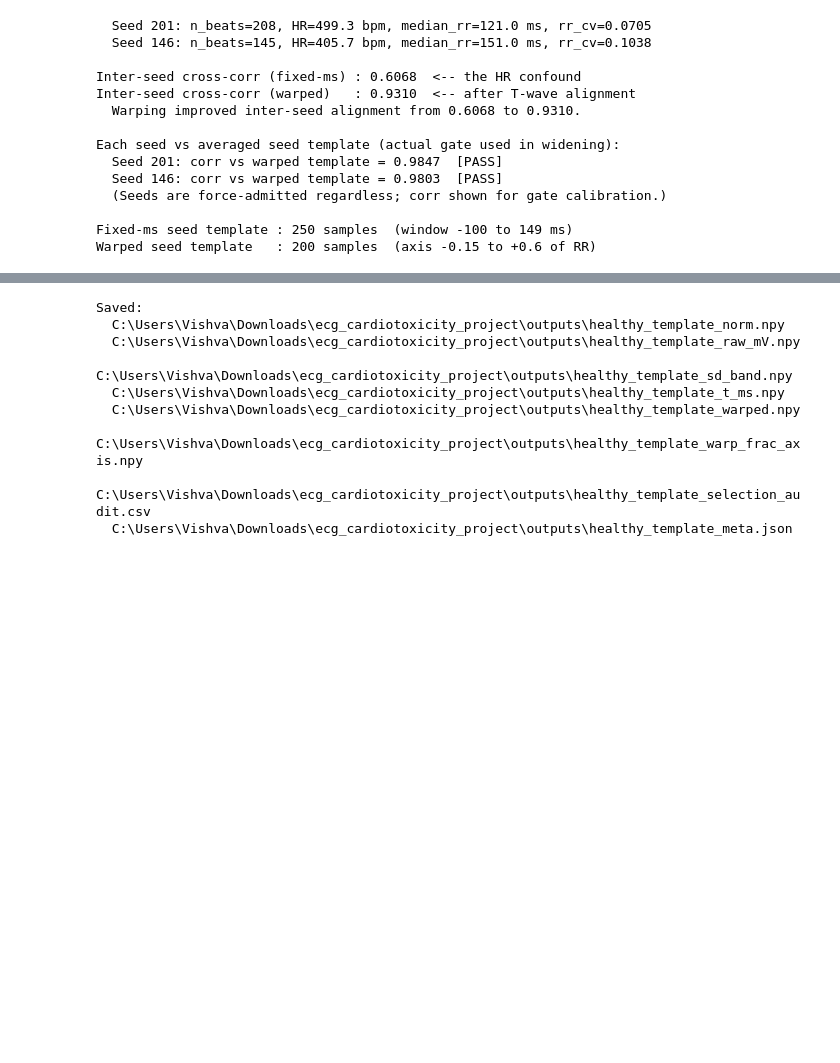
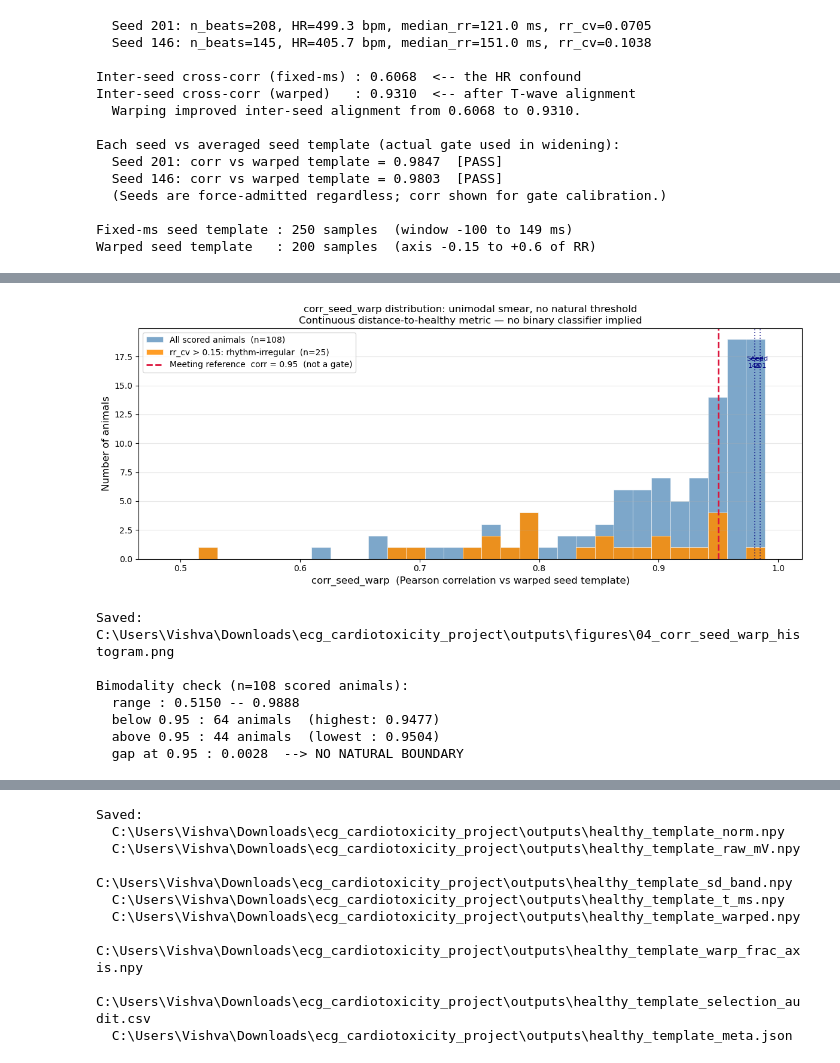
Before and after one commit to Vishva-23/ecg-cardiotoxicity-thesis, a Jupyter notebook: notebooks/04_healthy_template.ipynb, the cells around one changed output, grey strips where cells are left out. Saved outputs shown, nothing was run; the diff lists cells and outputs as text; code cells hidden in the pictures; blank space fills up the shorter version.

```diff
--- a/notebooks/04_healthy_template.ipynb
+++ b/notebooks/04_healthy_template.ipynb
@@ -638 +624,72 @@ Animals changing admission status: 36
+# %%
+# --- Histogram: corr_seed_warp distribution -- the absence of a threshold ----
+# PRIMARY THESIS RESULT: the distribution is a unimodal smear with no bimodality
+# and no natural gap at any threshold.  A binary gate off any value in this range
+# would impose an arbitrary boundary, not identify one.
+
+scored_corr    = score_df['corr_seed_warp'].dropna()
+rr_flag_corr   = score_df.loc[score_df['rr_cv_flag'], 'corr_seed_warp'].dropna()
+
+fig_h, ax_h = plt.subplots(figsize=(12, 5))
+
+_, bins, _ = ax_h.hist(
+    scored_corr, bins=30,
+    color='steelblue', alpha=0.70, edgecolor='white', linewidth=0.5,
+    label=f'All scored animals  (n={len(scored_corr)})')
+
+if len(rr_flag_corr):
+    ax_h.hist(
+        rr_flag_corr, bins=bins,
+        color='darkorange', alpha=0.85, edgecolor='white', linewidth=0.5,
+        label=f'rr_cv > {RR_CV_FLAG_THRESHOLD}: rhythm-irregular  (n={len(rr_flag_corr)})')
+
+ax_h.axvline(
+    CORR_ADMIT_MIN, color='crimson', lw=2.0, linestyle='--',
+    label=f'Meeting reference  corr = {CORR_ADMIT_MIN}  (not a gate)')
+
+# Seed positions
+y_top = ax_h.get_ylim()[1]
+for sid in SEED_ANIMAL_IDS:
+    row_s = score_df[score_df['animal_id'] == sid]
+    if len(row_s) and pd.notna(row_s.iloc[0]['corr_seed_warp']):
+        c = row_s.iloc[0]['corr_seed_warp']
+        ax_h.axvline(c, color='navy', lw=1.3, linestyle=':', alpha=0.7)
+        ax_h.text(c, y_top * 0.88, f'Seed\n{sid}',
+                  ha='center', va='top', fontsize=8, color='navy')
+
+ax_h.set_xlabel('corr_seed_warp  (Pearson correlation vs warped seed template)', fontsize=12)
+ax_h.set_ylabel('Number of animals', fontsize=12)
+ax_h.set_title(
+    'corr_seed_warp distribution: unimodal smear, no natural threshold\n'
+    'Continuous distance-to-healthy metric — no binary classifier implied',
+    fontsize=12)
+ax_h.legend(fontsize=10, loc='upper left')
+ax_h.grid(axis='y', alpha=0.3)
+ax_h.set_xlim(max(0, float(scored_corr.min()) - 0.05), 1.02)
+fig_h.tight_layout()
+
+out_hist = FIGURES_DIR / '04_corr_seed_warp_histogram.png'
+fig_h.savefig(out_hist, dpi=150)
+plt.show()
+print(f'Saved: {out_hist}')
+
+# Bimodality summary (printed result for thesis)
+print(f'\nBimodality check (n={len(scored_corr)} scored animals):')
+print(f'  range : {scored_corr.min():.4f} -- {scored_corr.max():.4f}')
+b = scored_corr[scored_corr < CORR_ADMIT_MIN]
+a = scored_corr[scored_corr >= CORR_ADMIT_MIN]
+if len(b) and len(a):
+    g = a.min() - b.max()
+    print(f'  below {CORR_ADMIT_MIN} : {len(b)} animals  (highest: {b.max():.4f})')
+    print(f'  above {CORR_ADMIT_MIN} : {len(a)} animals  (lowest : {a.min():.4f})')
+    print(f'  gap at {CORR_ADMIT_MIN} : {g:.4f}  --> NO NATURAL BOUNDARY')
+# %% [output]
+[figure, added]
+Saved: C:\Users\Vishva\Downloads\ecg_cardiotoxicity_project\outputs\figures\04_corr_seed_warp_histogram.png
+
+Bimodality check (n=108 scored animals):
+  range : 0.5150 -- 0.9888
+  below 0.95 : 64 animals  (highest: 0.9477)
+  above 0.95 : 44 animals  (lowest : 0.9504)
+  gap at 0.95 : 0.0028  --> NO NATURAL BOUNDARY
 # %% [markdown]
```
Also changed, not shown: parts of 12 cells of this notebook.
